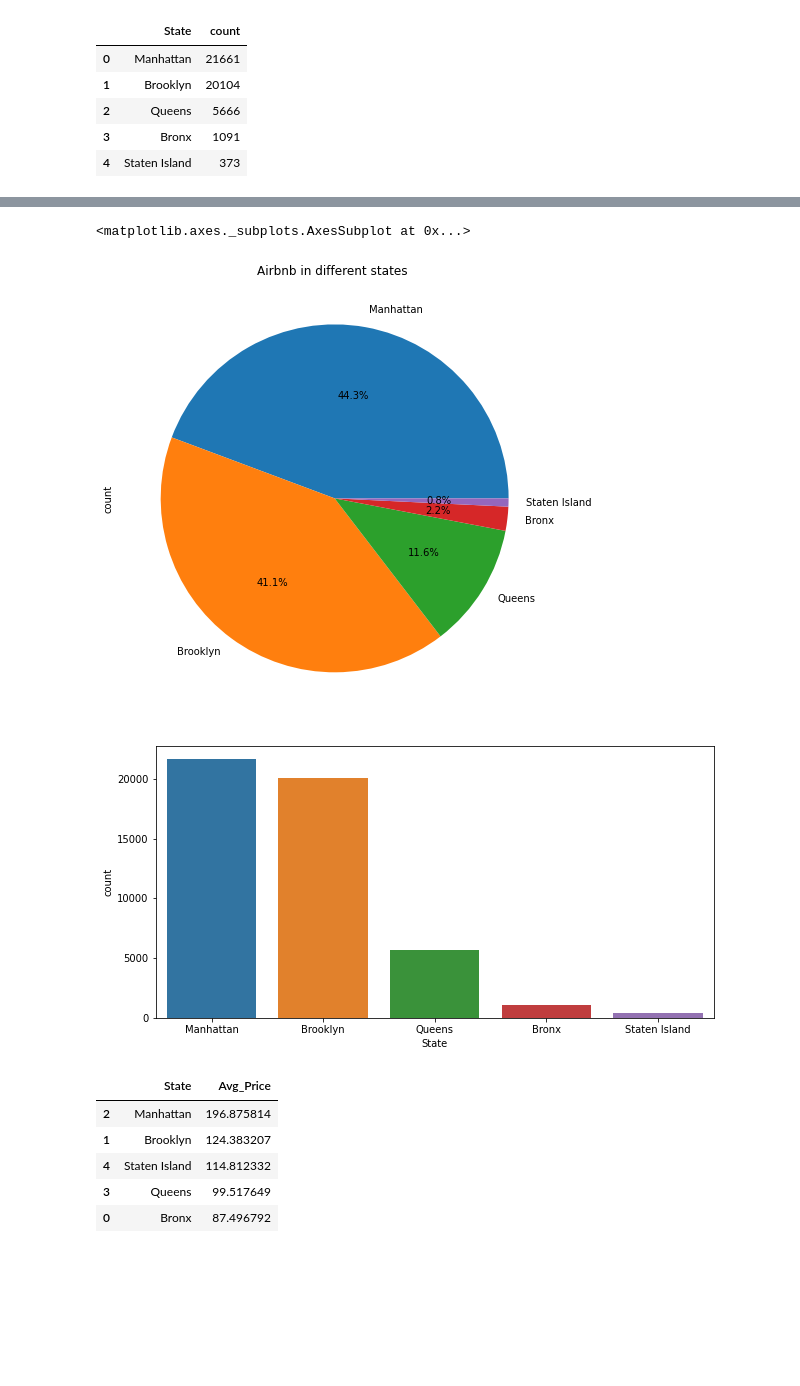
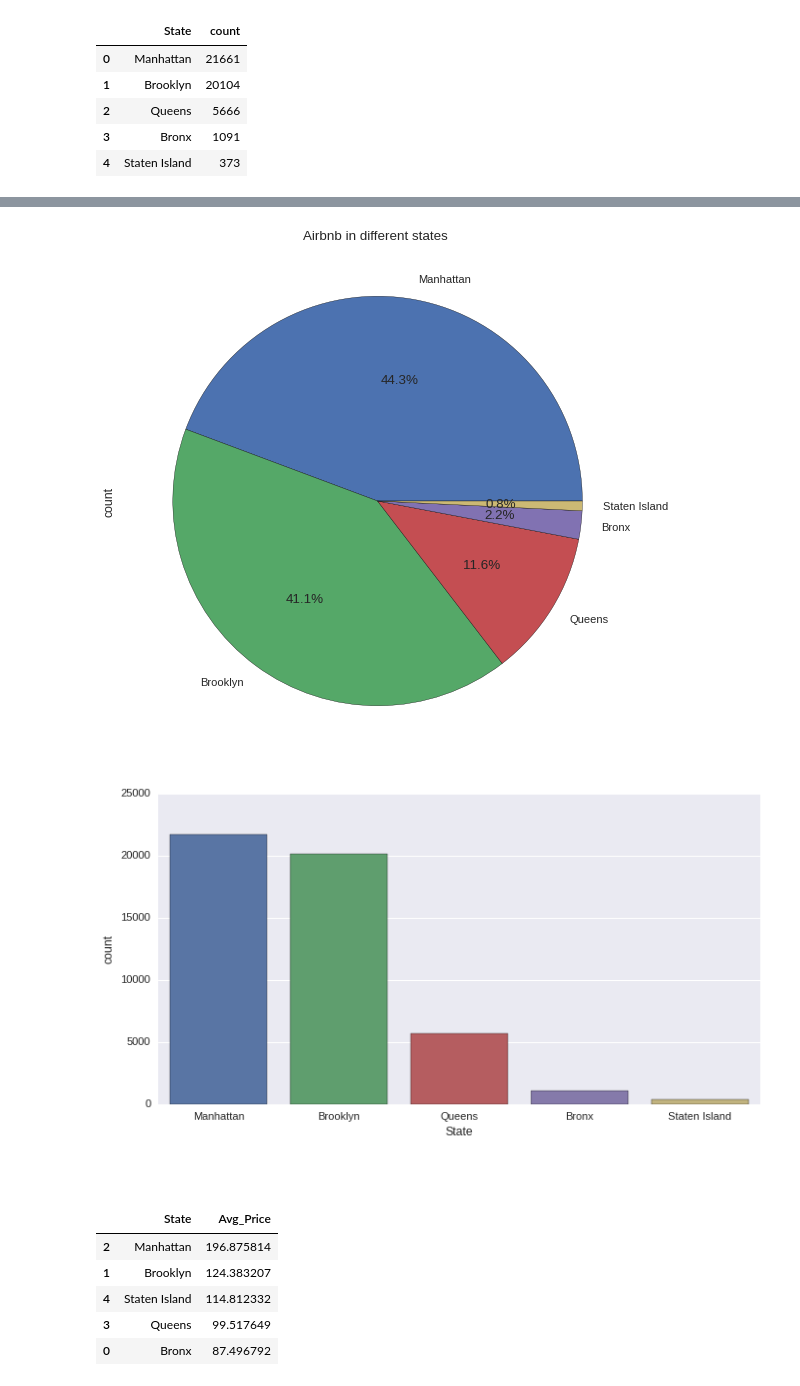
Before and after one commit to khannana/airbnb_EDA_project_1, a Jupyter notebook: Copy_of_Airbnb_Bookings_Analysis_Capstone_Project.ipynb, the cells around one changed output, grey strips where cells are left out. Saved outputs shown, nothing was run; the diff lists cells and outputs as text; code cells hidden in the pictures; blank space fills up the shorter version.

```diff
--- a/Copy_of_Airbnb_Bookings_Analysis_Capstone_Project.ipynb
+++ b/Copy_of_Airbnb_Bookings_Analysis_Capstone_Project.ipynb
@@ -139,14 +133,17 @@ airbnb_df.head()
 # %%
-# Pie Chart of different neighbourhood groups by count
+# Pie Chart of different States by count
+plt.style.use("seaborn")
 state_count.index = state_count['State']
 plotPie = state_count.plot.pie(y = 'count', autopct = '%1.1f%%', legend = False, title = 'Airbnb in different states ', figsize = (15, 8))
 #plt.show()
 plt.figure(figsize = (10,5))
 sns.barplot(x = "State", y = "count", data = state_count )
+plt.show()
 # %% [output]
-<matplotlib.axes._subplots.AxesSubplot at 0x...>
-[figure, old version]
+[figure, new version]
-[figure, old version]
+[figure, new version]
+# %% [markdown]
+#
 # %%
 # Comparing neighbourhood group with avg price
 state_and_avg_price = airbnb_df.groupby("State")["price"].mean().reset_index().rename(columns = {"price":"Avg_Price"}).sort_values(by = "Avg_Price", ascending = False)
```
Also changed, not shown: parts of 25 cells of this notebook.
